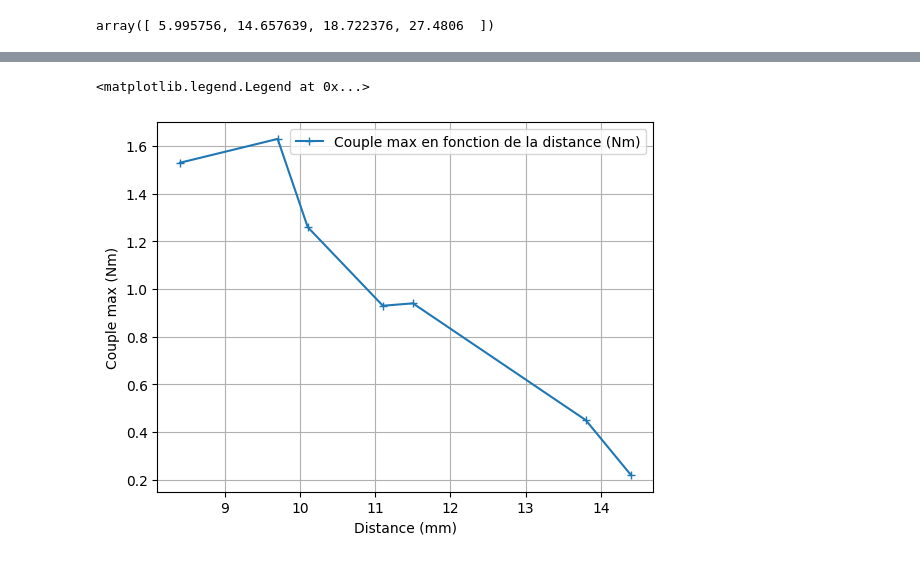
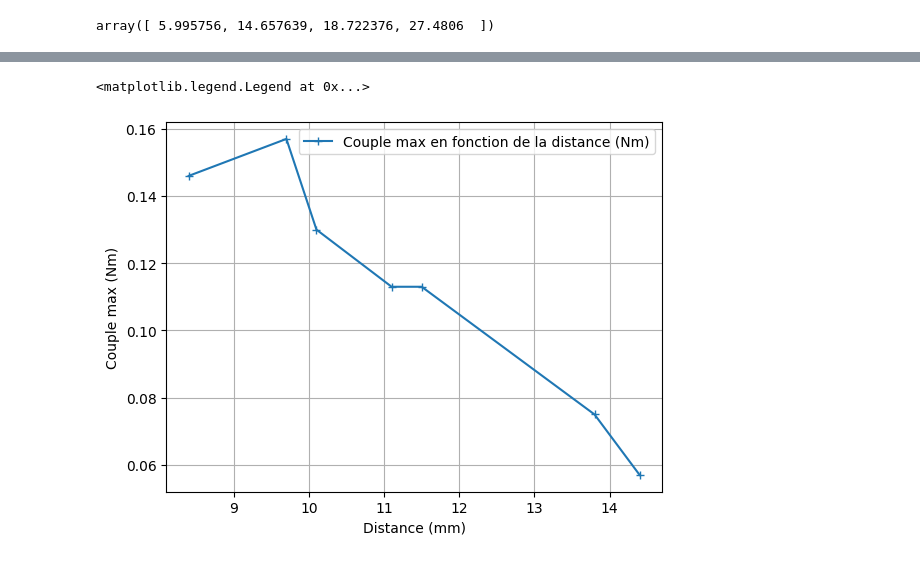
Before and after one commit to pacdav/TIPE_Sp-, a Jupyter notebook: Expérience/Mesure 09_02/analyse_mesure_3.ipynb, the cells around one changed output, grey strips where cells are left out. Cells and saved outputs as stored; diff of their text form; code cells hidden in the pictures.

```diff
--- a/Expérience/Mesure 09_02/analyse_mesure_3.ipynb
+++ b/Expérience/Mesure 09_02/analyse_mesure_3.ipynb
@@ -120,11 +119,11 @@ array([0.97634612, 1.01072969, 1.03966339, 1.06279457, 1.08454532,
 # %%
 d = [8.4, 9.7, 10.1, 11.1, 11.5,13.8, 14.4] # mm
-C_max = [1.53,1.63,1.26,0.93,0.94,0.45,0.22] # Nm
+C_max = [0.146,0.157,0.13,0.113,0.113,0.075,0.057] # Nm
 plt.plot(d, C_max, marker='+', label='Couple max en fonction de la distance (Nm)')
 plt.xlabel('Distance (mm)')
 plt.ylabel('Couple max (Nm)')
 plt.grid()
 plt.legend()
 # %% [output]
 <matplotlib.legend.Legend at 0x...>
-[figure, old version]
+[figure, new version]
```
Also changed, not shown: parts of 8 cells of this notebook, 37 other files.
